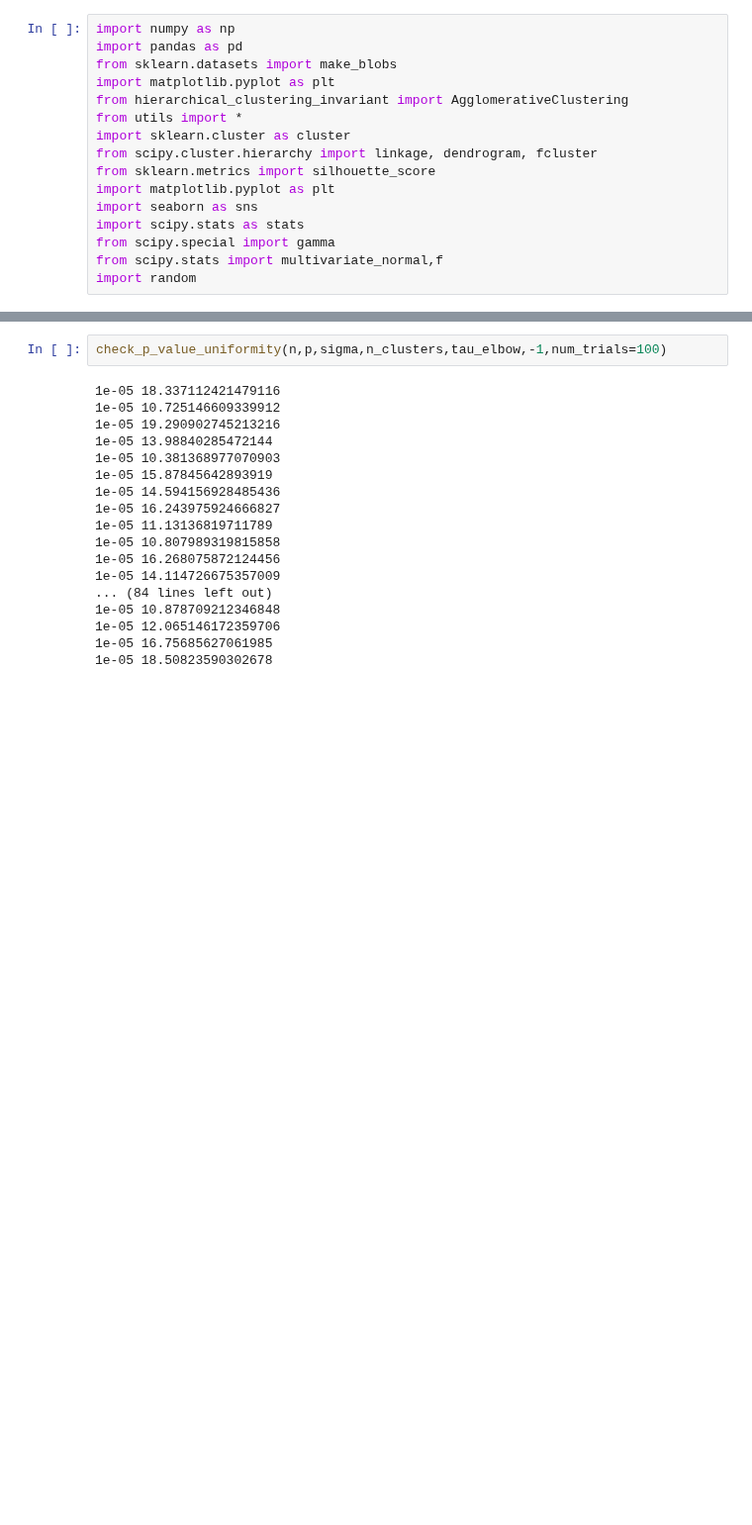
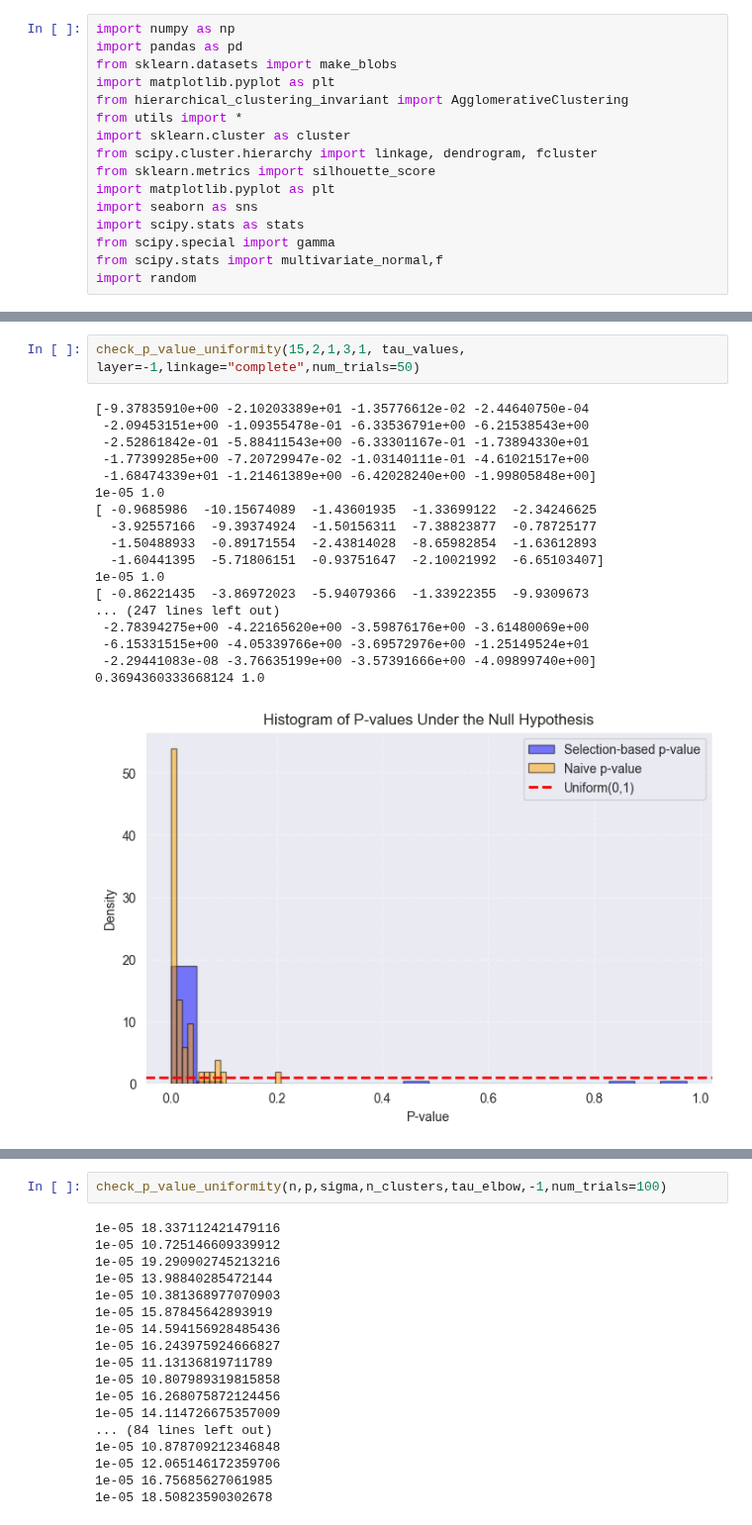
Before and after one commit to judywu4800/SI_HierarchicalClustering, a Jupyter notebook: analysis/choose_tau_test.ipynb, the cells around one changed output, grey strips where cells are left out. Shown at 99% size. Saved outputs shown, nothing was run; the diff lists cells and outputs as text; blank space fills up the shorter version.

```diff
--- a/analysis/choose_tau_test.ipynb
+++ b/analysis/choose_tau_test.ipynb
@@ -16,0 +142,21 @@ import random
+# %%
+check_p_value_uniformity(15,2,1,3,1, tau_values, layer=-1,linkage="complete",num_trials=50)
+# %% [output]
+[-9.37835910e+00 -2.10203389e+01 -1.35776612e-02 -2.44640750e-04
+ -2.09453151e+00 -1.09355478e-01 -6.33536791e+00 -6.21538543e+00
+ -2.52861842e-01 -5.88411543e+00 -6.33301167e-01 -1.73894330e+01
+ -1.77399285e+00 -7.20729947e-02 -1.03140111e-01 -4.61021517e+00
+ -1.68474339e+01 -1.21461389e+00 -6.42028240e+00 -1.99805848e+00]
+1e-05 1.0
+[ -0.9685986  -10.15674089  -1.43601935  -1.33699122  -2.34246625
+  -3.92557166  -9.39374924  -1.50156311  -7.38823877  -0.78725177
+  -1.50488933  -0.89171554  -2.43814028  -8.65982854  -1.63612893
+  -1.60441395  -5.71806151  -0.93751647  -2.10021992  -6.65103407]
+1e-05 1.0
+[ -0.86221435  -3.86972023  -5.94079366  -1.33922355  -9.9309673
+... (247 lines left out)
+ -2.78394275e+00 -4.22165620e+00 -3.59876176e+00 -3.61480069e+00
+ -6.15331515e+00 -4.05339766e+00 -3.69572976e+00 -1.25149524e+01
+ -2.29441083e-08 -3.76635199e+00 -3.57391666e+00 -4.09899740e+00]
+0.3694360333668124 1.0
+[figure, added]
```
Also changed, not shown: parts of 12 cells of this notebook, 18 other files.
